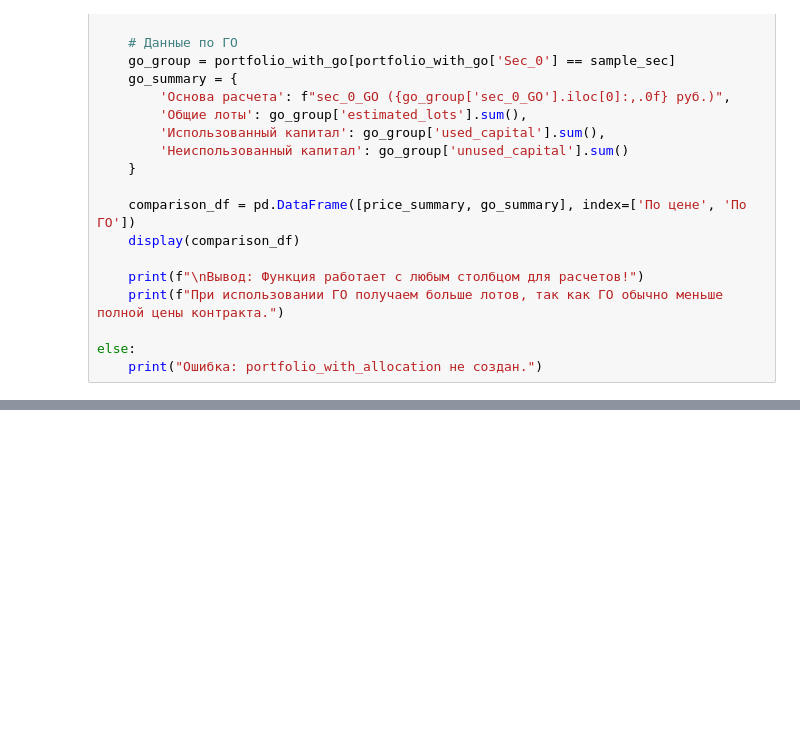
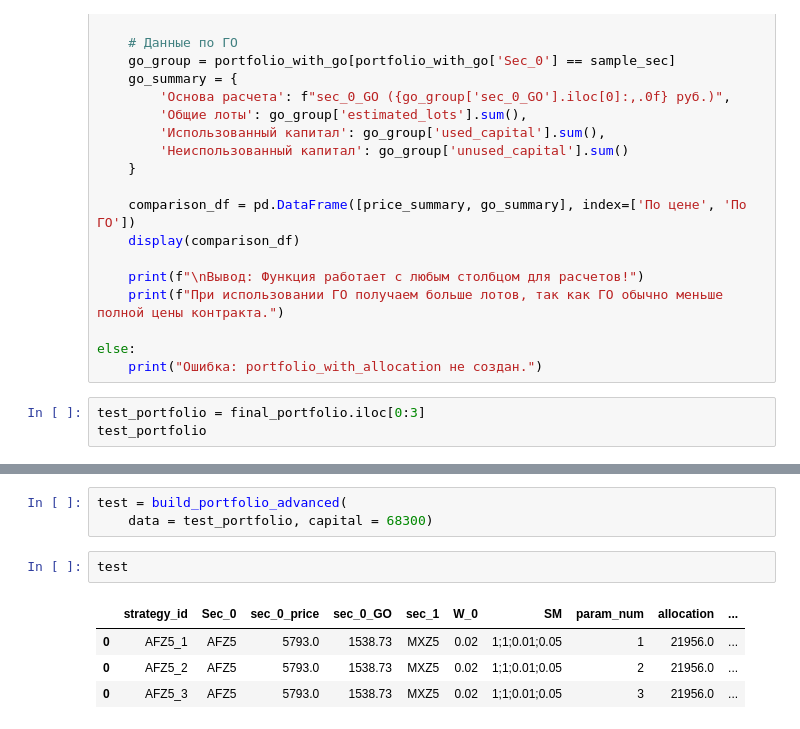
Before and after one commit to Evgenvg78/constructor_TVR, a Jupyter notebook: docs/portfolio_advanced_demo.ipynb, the cells around one changed output, grey strips where cells are left out. Saved outputs shown, nothing was run; the diff lists cells and outputs as text; blank space fills up the shorter version.

```diff
--- a/docs/portfolio_advanced_demo.ipynb
+++ b/docs/portfolio_advanced_demo.ipynb
@@ -792,3 +673,6 @@ if 'portfolio_with_allocation' in locals():
 
 else:
     print("Ошибка: portfolio_with_allocation не создан.")
+# %%
+test_portfolio = final_portfolio.iloc[0:3]
+test_portfolio
@@ -794,0 +865,10 @@ else:
+# %%
+test = build_portfolio_advanced(
+    data = test_portfolio, capital = 68300)
+# %%
+test
+# %% [output]
+|  | strategy_id | Sec_0 | sec_0_price | sec_0_GO | sec_1 | W_0 | SM | param_num | allocation | ... |
+| 0 | AFZ5_1 | AFZ5 | 5793.0 | 1538.73 | MXZ5 | 0.02 | 1;1;0.01;0.05 | 1 | 21956.0 | ... |
+| 0 | AFZ5_2 | AFZ5 | 5793.0 | 1538.73 | MXZ5 | 0.02 | 1;1;0.01;0.05 | 2 | 21956.0 | ... |
+| 0 | AFZ5_3 | AFZ5 | 5793.0 | 1538.73 | MXZ5 | 0.02 | 1;1;0.01;0.05 | 3 | 21956.0 | ... |
```
Also changed, not shown: parts of 14 cells of this notebook, 1 other file.
